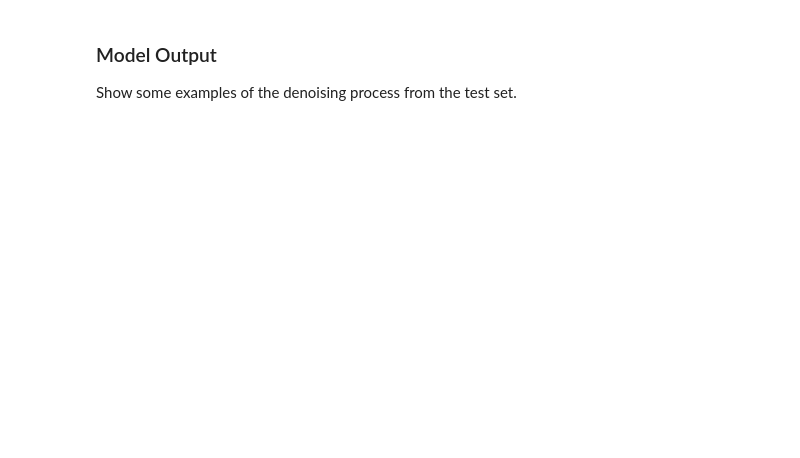
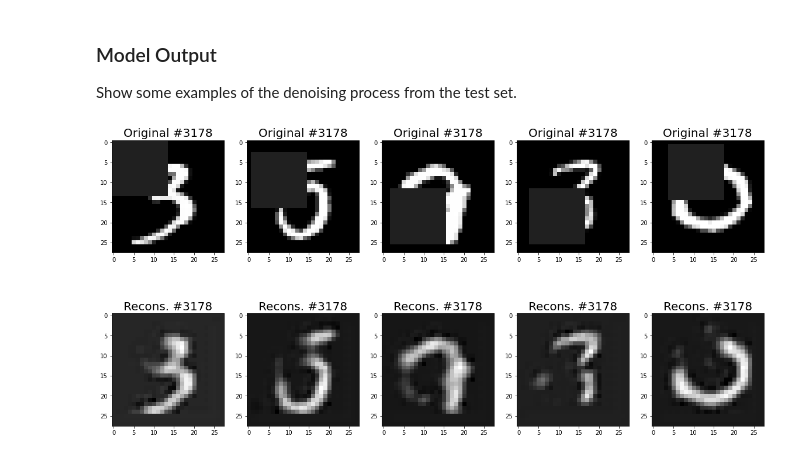
Before and after one commit to sharma-apoorv/Deep-Learning, a Jupyter notebook: Homework/4_AutoEncoders/DATA_598_HW_4.ipynb, the cells around one changed output. Drawn from its saved outputs; the diff is of its cells as text; code cells hidden in the pictures; blank space fills up the shorter version.

Commit message:
Added model output for q1

```diff
--- a/Homework/4_AutoEncoders/DATA_598_HW_4.ipynb
+++ b/Homework/4_AutoEncoders/DATA_598_HW_4.ipynb
@@ -270,3 +287,19 @@ Iteration 40, LR: 1.5625e-05, Train Loss = 36.650, Test Loss = 37.071,
 # %% [markdown]
 ### Model Output
 Show some examples of the denoising process from the test set.
+# %%
+f, ax = plt.subplots(2, 5, figsize=(20, 10))
+
+images = X_test[np.random.choice(X_test.shape[0], 5)].unsqueeze(1)
+images_corrupted = corrupt_image_batch(images)
+
+for i, x in enumerate(images_corrupted):
+    ax[0, i].imshow(x.squeeze() * std + mean, cmap='gray')  # Note: Undo mean and std normalization before viewing image
+    ax[0, i].set_title(f'Original #{idx}', fontsize=20)
+
+    # add batch and channel dimensions before passing through the model and squeeze them out later
+    xr = model(x.view(1, 1, 28, 28)).detach().squeeze()
+    ax[1, i].imshow(xr * std + mean, cmap='gray')  # Note: Undo mean and std normalization before viewing image
+    ax[1, i].set_title(f'Recons. #{idx}', fontsize=20)
+# %% [output]
+[figure, added]
```
Also changed, not shown: parts of 2 cells of this notebook.
